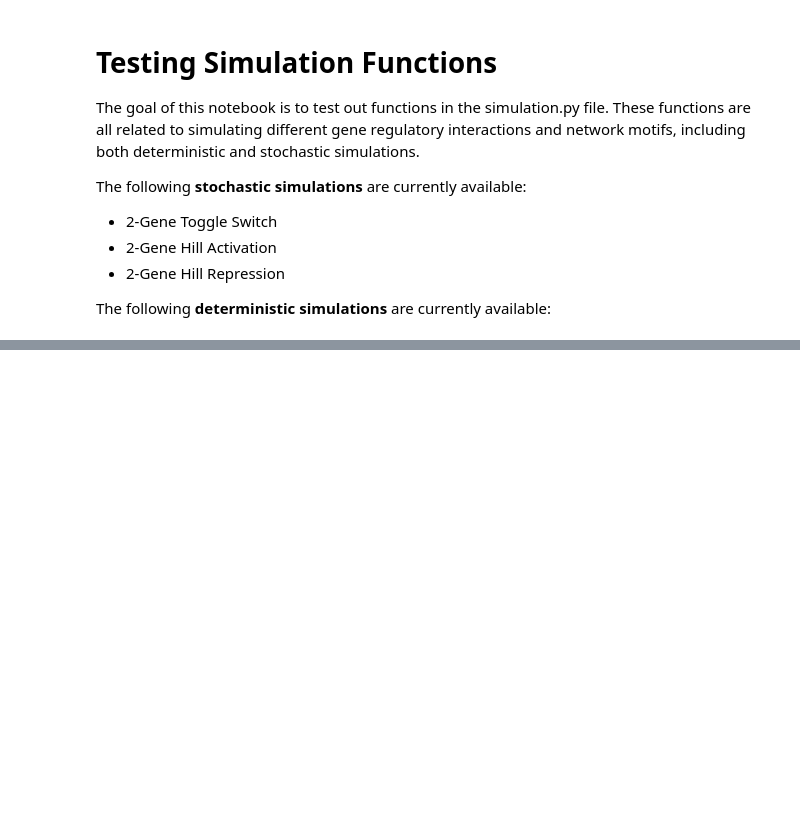
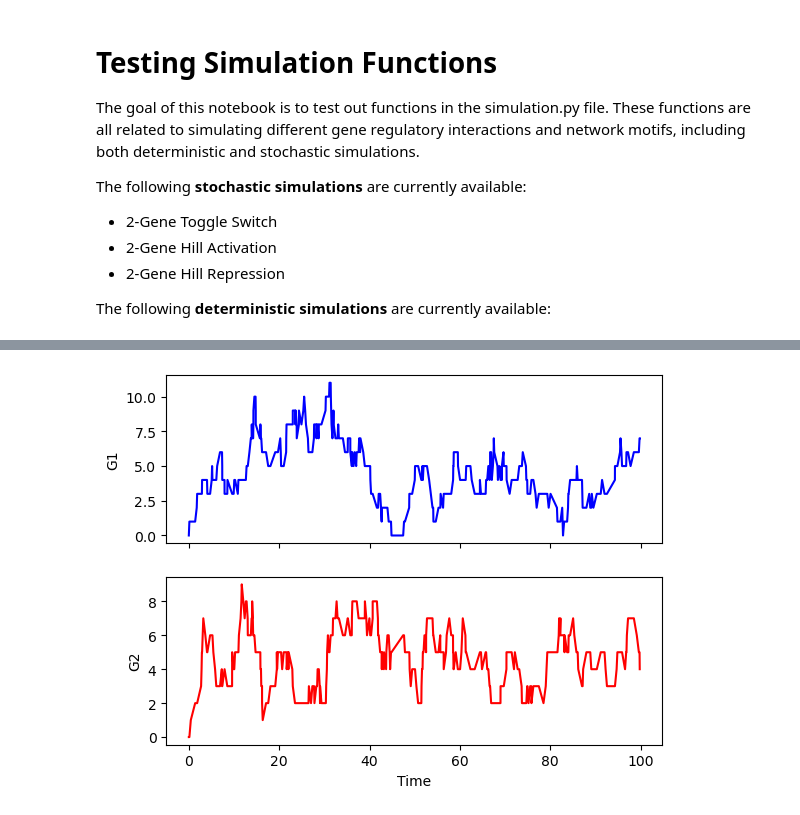
Before and after one commit to mikesaint-antoine/GRN_python, a Jupyter notebook: testing_simulations.ipynb, the cells around one changed output, grey strips where cells are left out. Cells and saved outputs as stored; diff of their text form; code cells hidden in the pictures; blank space fills up the shorter version.

```diff
--- a/testing_simulations.ipynb
+++ b/testing_simulations.ipynb
@@ -31,0 +32,5 @@ import matplotlib.pyplot as plt
+# %%
+## NO INTERACTION SSA
+[G1,G2,t] = simulation.no_interaction_ssa(tend=100,plot_fig=1)
+# %% [output]
+[figure, added]
```
Also changed, not shown: parts of 3 cells of this notebook, 2 other files.
